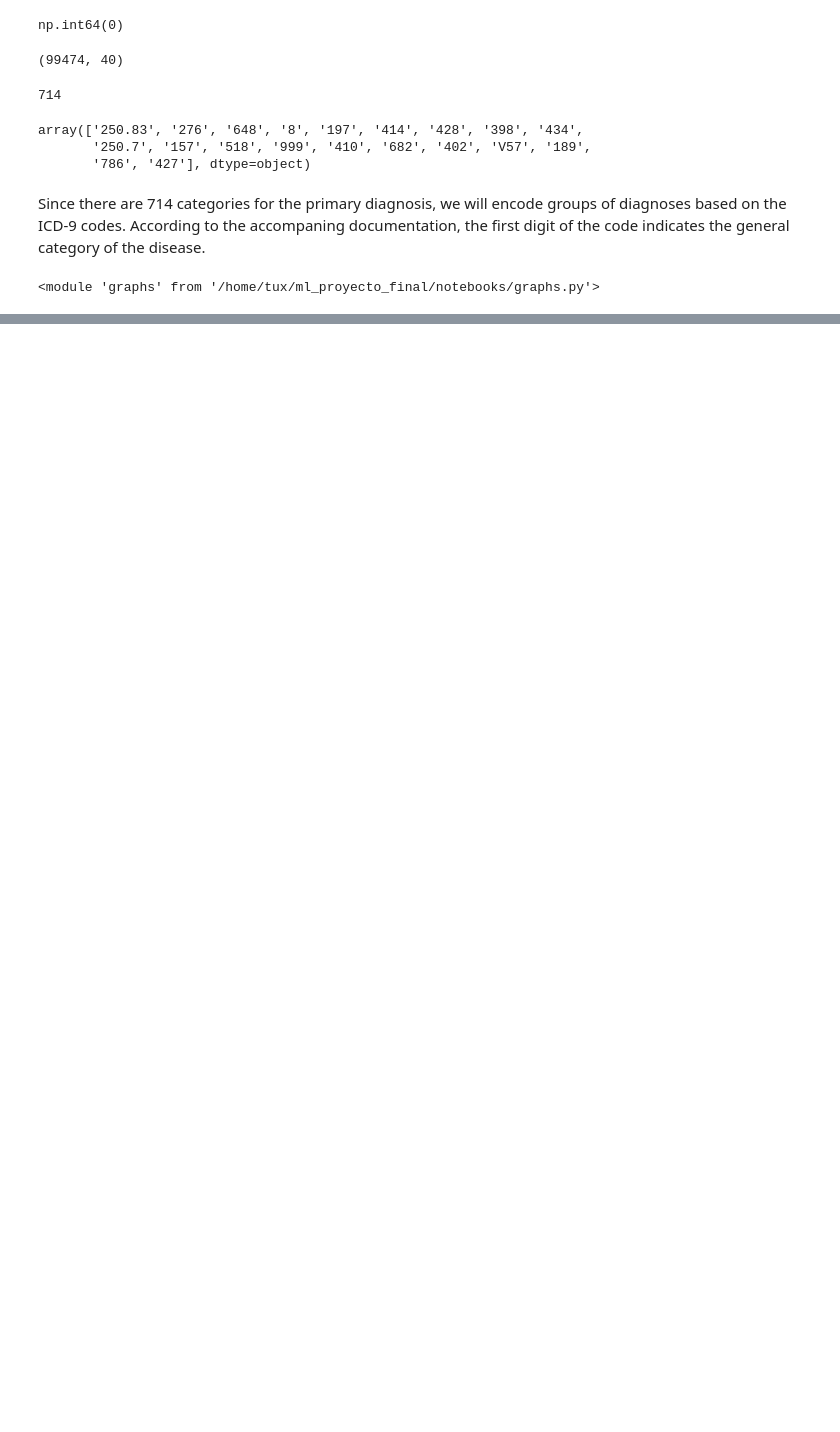
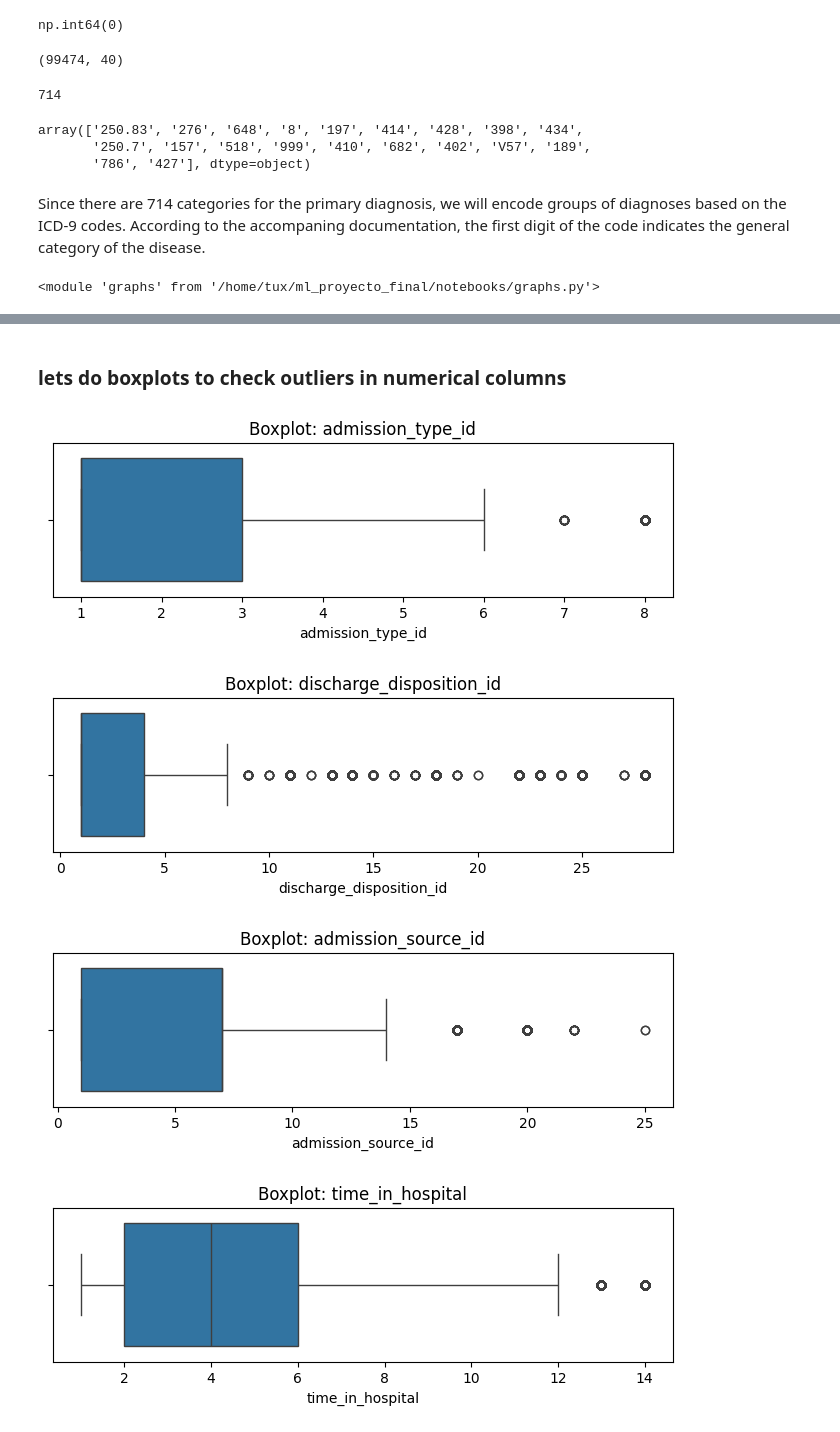
Before and after one commit to jariel17/ml_models, a Jupyter notebook: notebooks/unsupervised_learning/diabetes_patients_clustering/eda.ipynb, the cells around one changed output, grey strips where cells are left out. Cells and saved outputs as stored; diff of their text form; code cells hidden in the pictures; blank space fills up the shorter version.

```diff
--- a/notebooks/unsupervised_learning/diabetes_patients_clustering/eda.ipynb
+++ b/notebooks/unsupervised_learning/diabetes_patients_clustering/eda.ipynb
@@ -231,0 +323,4 @@ df_cleaned.to_csv(processed_path, index=False)
+# %%
+for col in categorical_cols:
+    freq = df_cleaned[col].value_counts(normalize=True)
+    print(col, freq[freq < 0.001])
@@ -231,0 +355,13 @@ df_cleaned.to_csv(processed_path, index=False)
+# %% [markdown]
+### lets do boxplots to check outliers in numerical columns
+# %%
+for col in num_cols:
+    plt.figure(figsize=(8,2))
+    sns.boxplot(x=df_cleaned[col])
+    plt.title(f"Boxplot: {col}")
+    plt.show()
+# %% [output]
+[figure, added]
+[figure, added]
+[figure, added]
+[figure, added]
```
Also changed, not shown: parts of 27 cells of this notebook.
